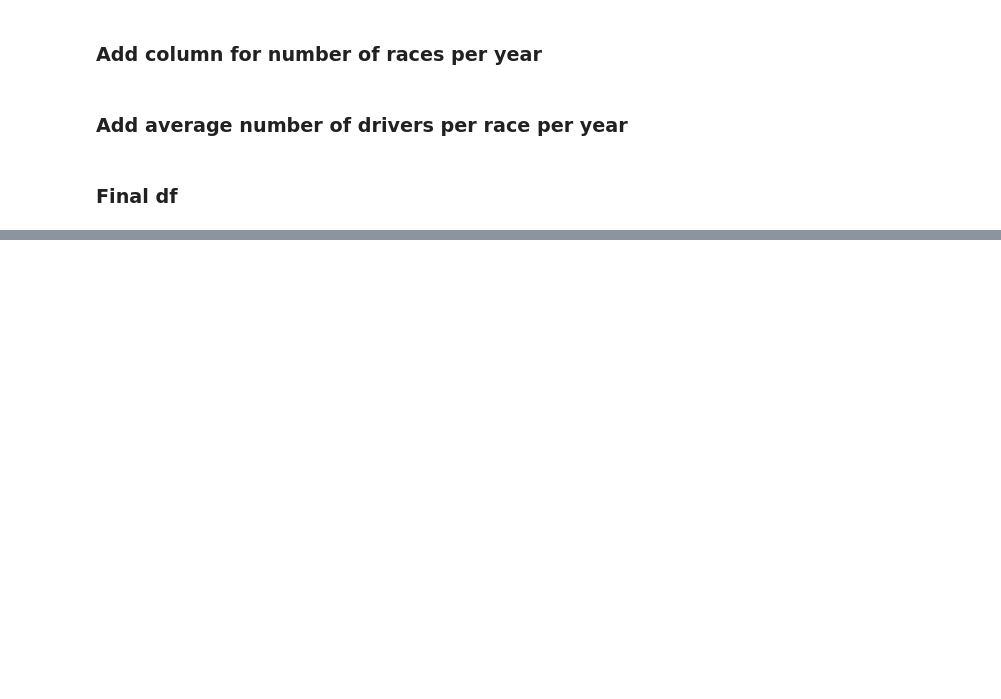
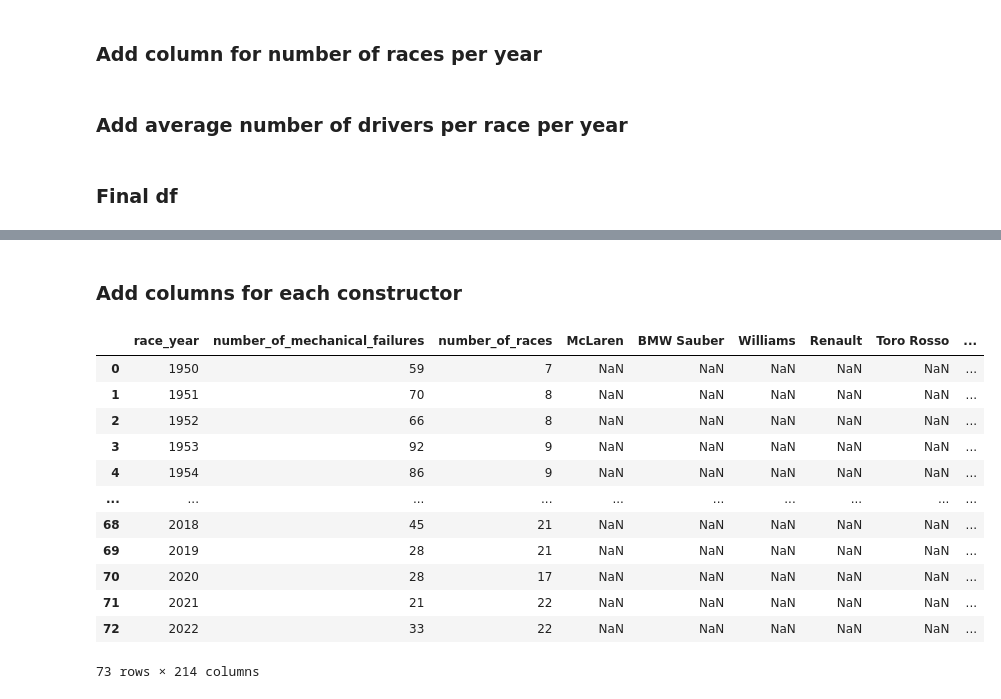
Before and after one commit to MitchellGleason/F1-Data-Analysis--Mechanical-Retirements, a Jupyter notebook: mech_failure_analysis.ipynb, the cells around one changed output, grey strips where cells are left out. Saved outputs shown, nothing was run; the diff lists cells and outputs as text; code cells hidden in the pictures; blank space fills up the shorter version.

```diff
--- a/mech_failure_analysis.ipynb
+++ b/mech_failure_analysis.ipynb
@@ -195,0 +211,29 @@ mech_failures_per_year_df.to_csv('mech_failures_per_year.csv', index=False)
+# %%
+#Take races_per_year from above and merge with construc_mech_failures_per_year_df
+construc_mech_failures_per_year_df = construc_mech_failures_per_year_df.merge(races_per_year, on=['race_year'])
+# %% [markdown]
+### Add columns for each constructor
+# %%
+#Create a list of constructors
+constructors_list = pd.read_sql(session.query(Constructors.name).statement, session.bind)
+# %%
+contructor_list = constructors_list['name'].tolist()
+# %%
+#Add all names from contructor_list as columns to construc_mech_failures_per_year_df
+construc_mech_failures_per_year_df = construc_mech_failures_per_year_df.reindex(columns=construc_mech_failures_per_year_df.columns.tolist() + contructor_list)
+# %%
+construc_mech_failures_per_year_df
+# %% [output]
+|  | race_year | number_of_mechanical_failures | number_of_races | McLaren | BMW Sauber | Williams | Renault | Toro Rosso | ... |
+| 0 | 1950 | 59 | 7 | NaN | NaN | NaN | NaN | NaN | ... |
+| 1 | 1951 | 70 | 8 | NaN | NaN | NaN | NaN | NaN | ... |
+| 2 | 1952 | 66 | 8 | NaN | NaN | NaN | NaN | NaN | ... |
+| 3 | 1953 | 92 | 9 | NaN | NaN | NaN | NaN | NaN | ... |
+| 4 | 1954 | 86 | 9 | NaN | NaN | NaN | NaN | NaN | ... |
+| ... | ... | ... | ... | ... | ... | ... | ... | ... | ... |
+| 68 | 2018 | 45 | 21 | NaN | NaN | NaN | NaN | NaN | ... |
+| 69 | 2019 | 28 | 21 | NaN | NaN | NaN | NaN | NaN | ... |
+| 70 | 2020 | 28 | 17 | NaN | NaN | NaN | NaN | NaN | ... |
+| 71 | 2021 | 21 | 22 | NaN | NaN | NaN | NaN | NaN | ... |
+| 72 | 2022 | 33 | 22 | NaN | NaN | NaN | NaN | NaN | ... |
+73 rows × 214 columns
```
Also changed, not shown: parts of 20 cells of this notebook.
